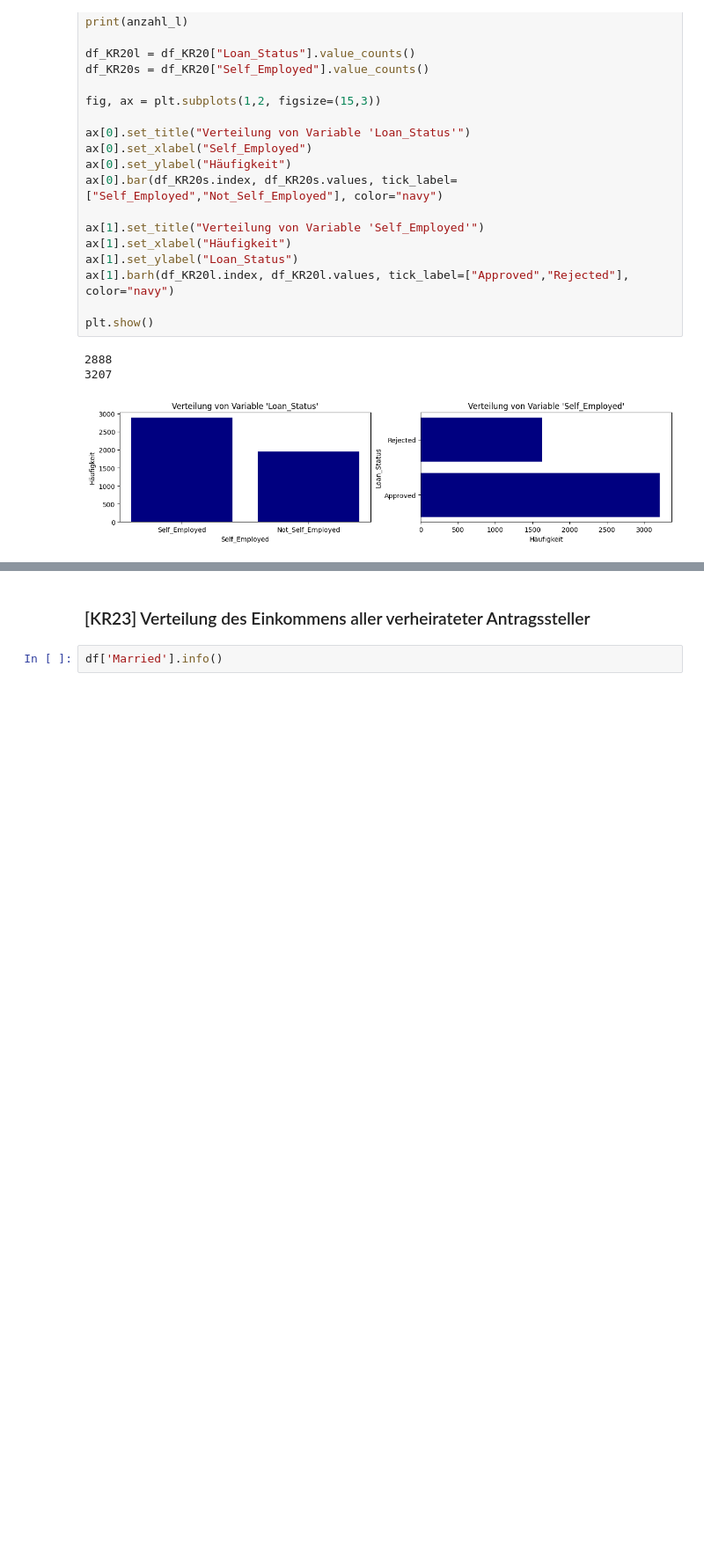
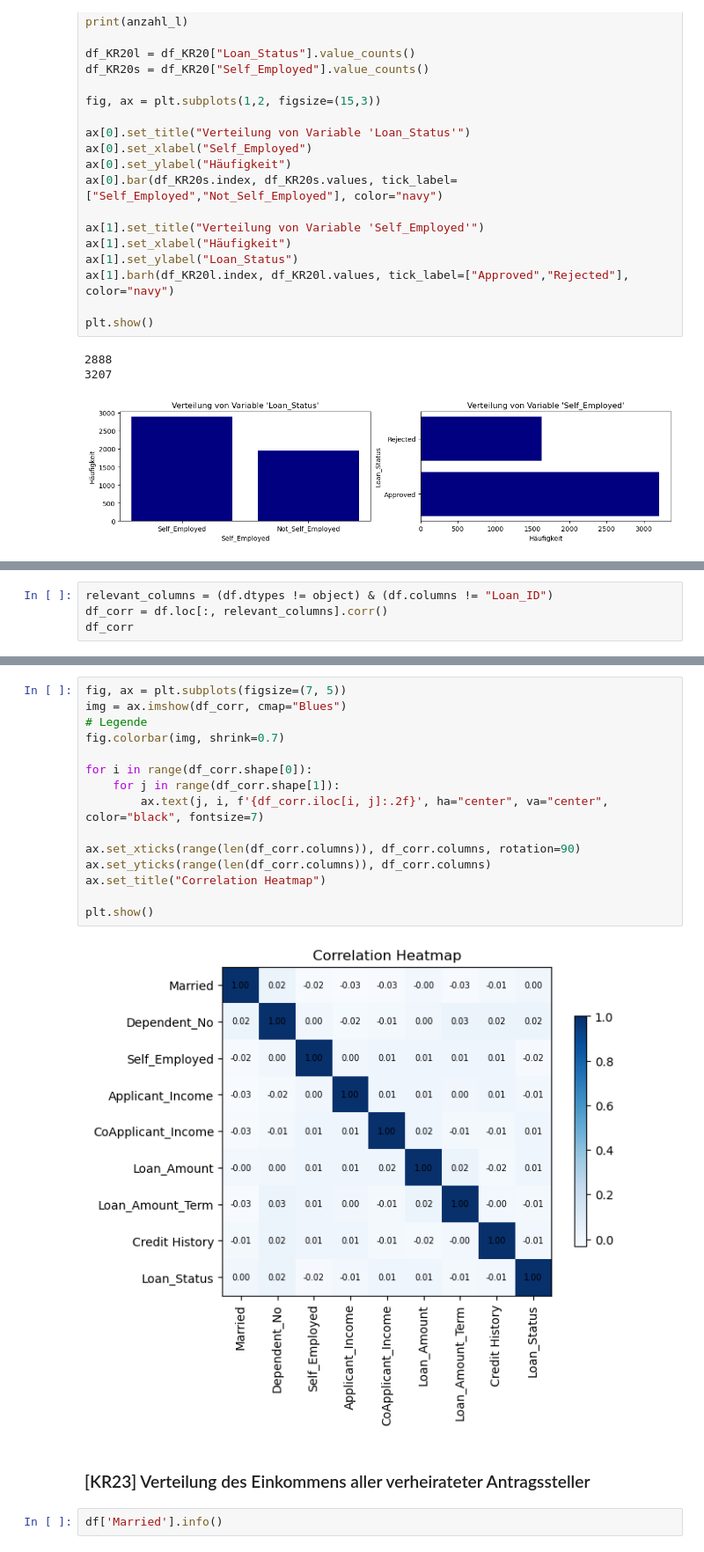
Before and after one commit to GoetzEli/Data-Visualisation-Kredit, a Jupyter notebook: combined_kredit.ipynb, the cells around one changed output, grey strips where cells are left out. Shown: that part at 88% size. Saved outputs shown, nothing was run; the diff lists cells and outputs as text; blank space fills up the shorter version.

```diff
--- a/combined_kredit.ipynb
+++ b/combined_kredit.ipynb
@@ -618,0 +624,4 @@ plt.show()
+# %%
+relevant_columns = (df.dtypes != object) & (df.columns != "Loan_ID")
+df_corr = df.loc[:, relevant_columns].corr()
+df_corr
@@ -619,3 +639,20 @@ plt.show()
+# %%
+fig, ax = plt.subplots(figsize=(7, 5))
+img = ax.imshow(df_corr, cmap="Blues")
+# Legende
+fig.colorbar(img, shrink=0.7)
+
+for i in range(df_corr.shape[0]):
+    for j in range(df_corr.shape[1]):
+        ax.text(j, i, f'{df_corr.iloc[i, j]:.2f}', ha="center", va="center", color="black", fontsize=7)
+
+ax.set_xticks(range(len(df_corr.columns)), df_corr.columns, rotation=90)
+ax.set_yticks(range(len(df_corr.columns)), df_corr.columns)
+ax.set_title("Correlation Heatmap")
+
+plt.show()
+# %% [output]
+[figure, added]
 # %% [markdown]
 ### [KR23] Verteilung des Einkommens aller verheirateter Antragssteller
 # %%
```
Also changed, not shown: parts of 15 cells of this notebook.
